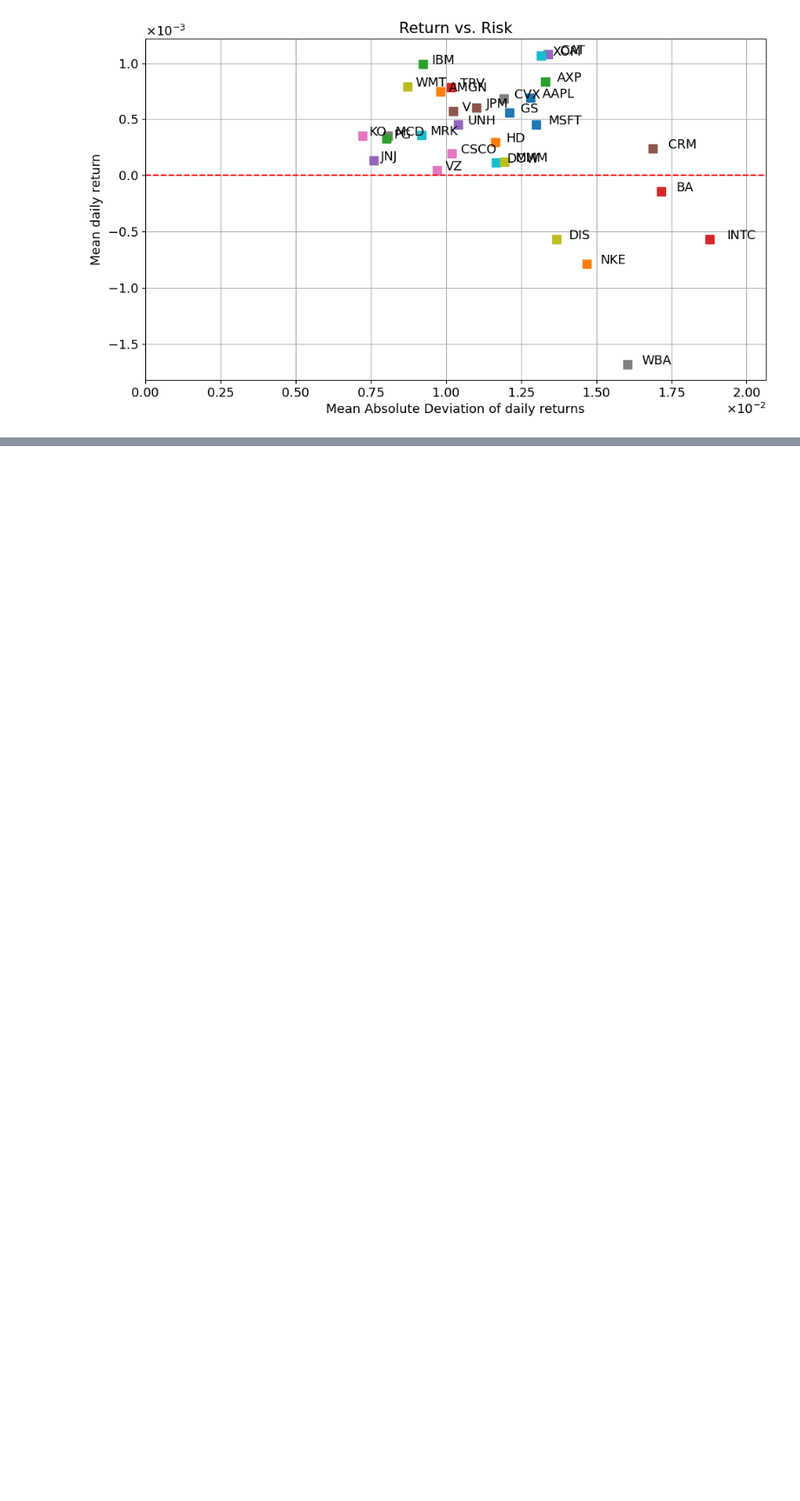
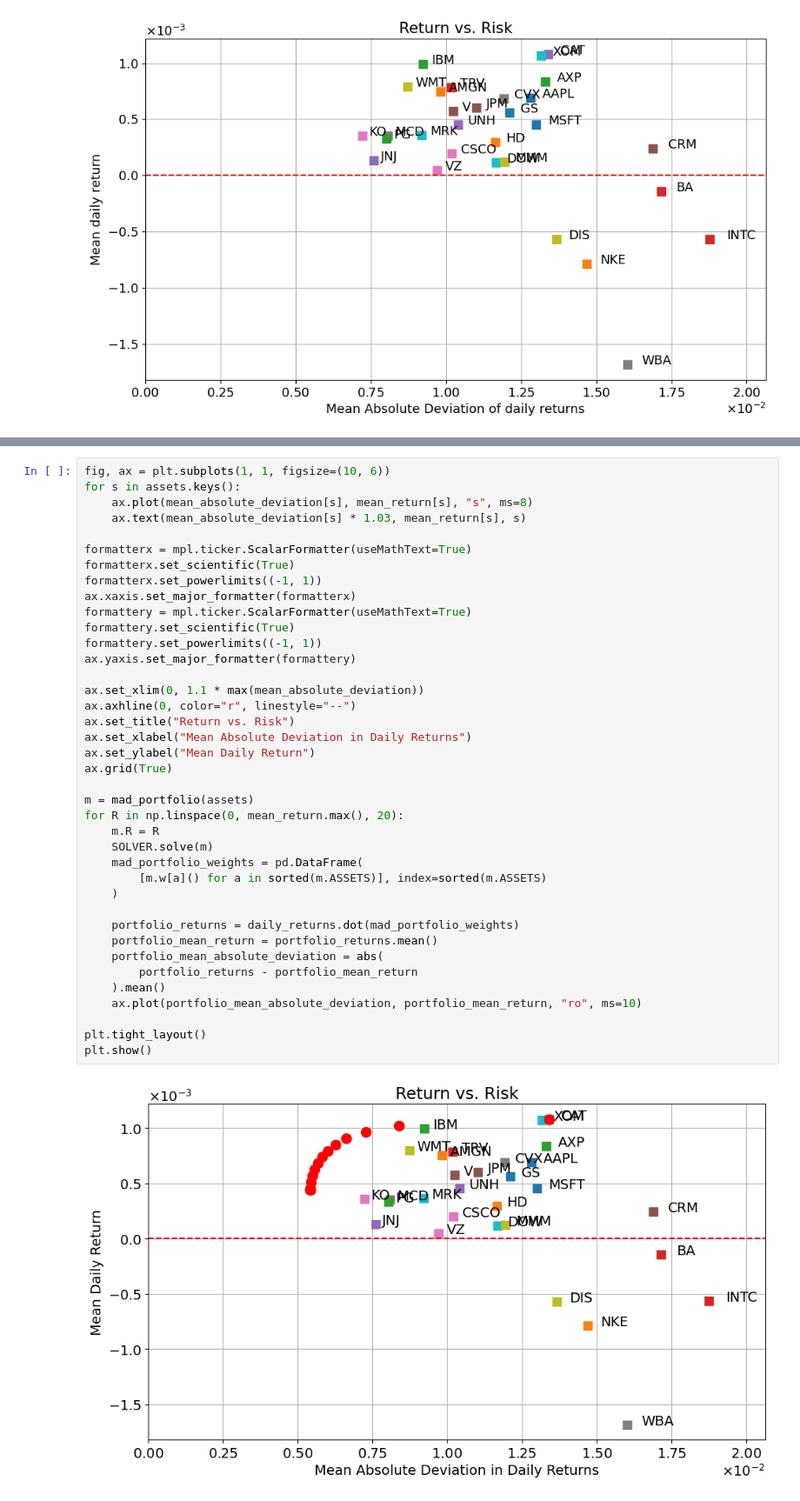
Before and after one commit to kslader8/optimization, a Jupyter notebook: projects/portfolio/mad.ipynb, the cells around one changed output, grey strips where cells are left out. Shown at 87% size. Saved outputs shown, nothing was run; the diff lists cells and outputs as text; blank space fills up the shorter version.

Commit message:
more work on mad portfolio analysis

```diff
--- a/projects/portfolio/mad.ipynb
+++ b/projects/portfolio/mad.ipynb
@@ -156,0 +230,41 @@ plt.show()
+# %%
+fig, ax = plt.subplots(1, 1, figsize=(10, 6))
+for s in assets.keys():
+    ax.plot(mean_absolute_deviation[s], mean_return[s], "s", ms=8)
+    ax.text(mean_absolute_deviation[s] * 1.03, mean_return[s], s)
+
+formatterx = mpl.ticker.ScalarFormatter(useMathText=True)
+formatterx.set_scientific(True)
+formatterx.set_powerlimits((-1, 1))
+ax.xaxis.set_major_formatter(formatterx)
+formattery = mpl.ticker.ScalarFormatter(useMathText=True)
+formattery.set_scientific(True)
+formattery.set_powerlimits((-1, 1))
+ax.yaxis.set_major_formatter(formattery)
+
+ax.set_xlim(0, 1.1 * max(mean_absolute_deviation))
+ax.axhline(0, color="r", linestyle="--")
+ax.set_title("Return vs. Risk")
+ax.set_xlabel("Mean Absolute Deviation in Daily Returns")
+ax.set_ylabel("Mean Daily Return")
+ax.grid(True)
+
+m = mad_portfolio(assets)
+for R in np.linspace(0, mean_return.max(), 20):
+    m.R = R
+    SOLVER.solve(m)
+    mad_portfolio_weights = pd.DataFrame(
+        [m.w[a]() for a in sorted(m.ASSETS)], index=sorted(m.ASSETS)
+    )
+
+    portfolio_returns = daily_returns.dot(mad_portfolio_weights)
+    portfolio_mean_return = portfolio_returns.mean()
+    portfolio_mean_absolute_deviation = abs(
+        portfolio_returns - portfolio_mean_return
+    ).mean()
+    ax.plot(portfolio_mean_absolute_deviation, portfolio_mean_return, "ro", ms=10)
+
+plt.tight_layout()
+plt.show()
+# %% [output]
+[figure, added]
```
Also changed, not shown: parts of 10 cells of this notebook.
